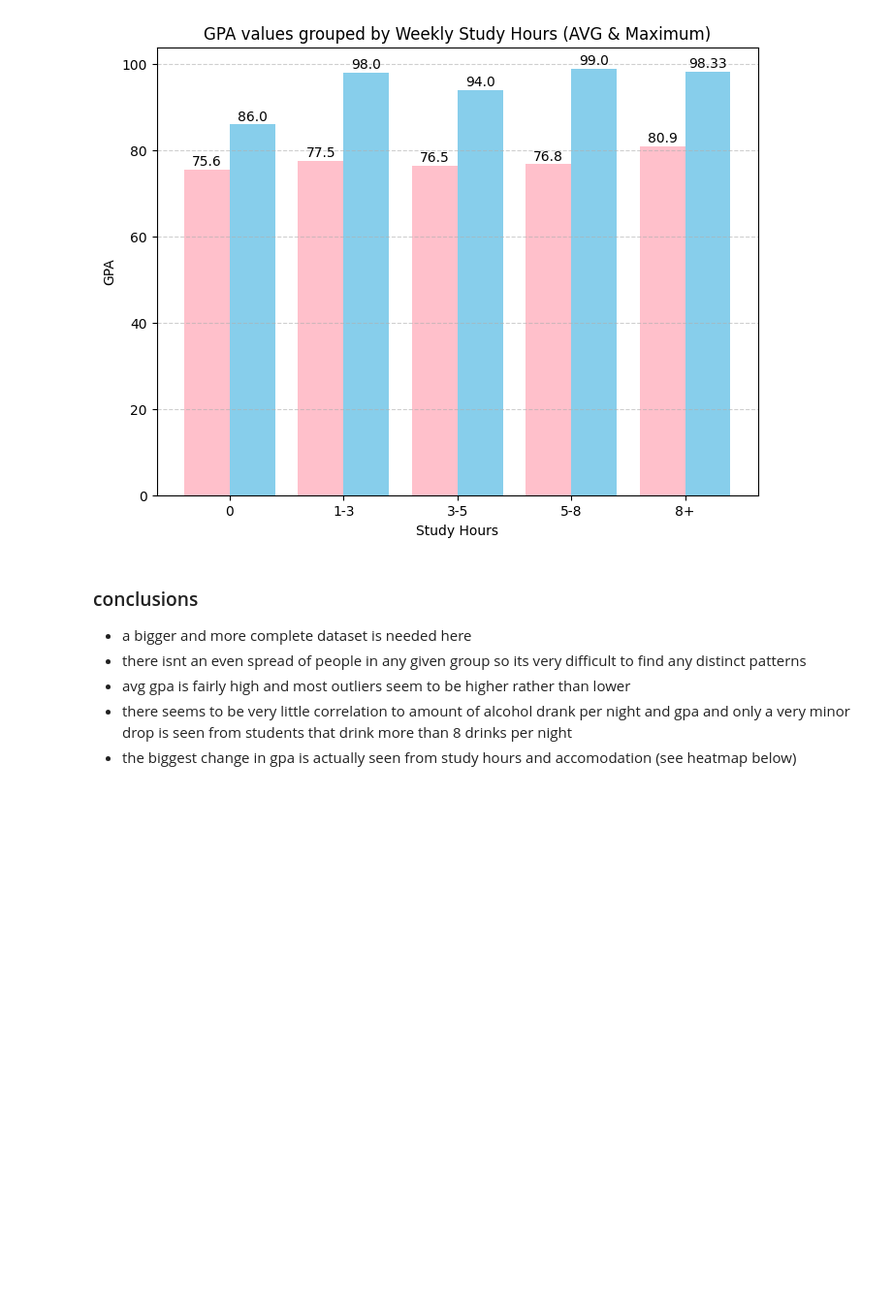
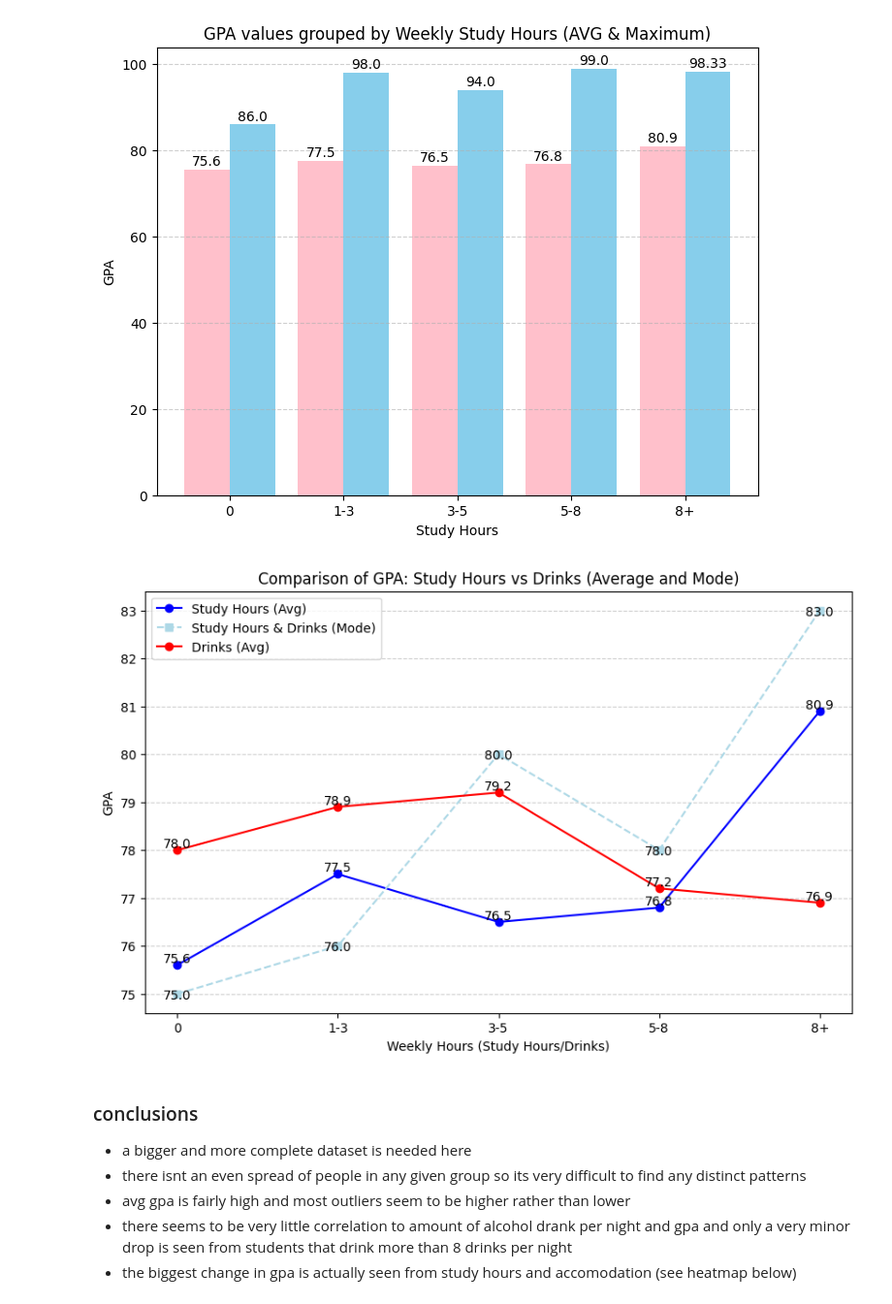
Before and after one commit to MadibaMadiba/uni-drinking-effect, a Jupyter notebook: assets/eda.ipynb, the cells around one changed output. Shown at 97% size. Drawn from its saved outputs; the diff is of its cells as text; code cells hidden in the pictures; blank space fills up the shorter version.

Commit message:
actual final changes - made some more graphs - i should make better commit messages for stuff like this but tracking diffs on notebooks is annoying from colab

```diff
--- a/assets/eda.ipynb
+++ b/assets/eda.ipynb
@@ -449,6 +449,10 @@ data1.groupby(['allowance', 'drinks_per_night'])['drinks_per_night'].count()
 |  | 5-8 | 9 |
 |  | 8+ | 6 |
 dtype: int64
+# %%
+def get_first_mode(series):
+    modes = series.mode()
+    return modes.iloc[0] if not modes.empty else np.nan
 # %%
 drinks0 = data1[data1['drinks_per_night']=='0']
 drinks1 = data1[data1['drinks_per_night']=='1-3']
@@ -477,7 +481,12 @@ drinks_data = {
                   round(drinks1['gpa'].median(), 1),
                   round(drinks2['gpa'].median(), 1),
                   round(drinks3['gpa'].median(), 1),
-                  round(drinks4['gpa'].median(), 1)]
+                  round(drinks4['gpa'].median(), 1)],
+    'Mode_Value': [round(get_first_mode(study_hrs0['gpa']), 1),
+                  round(get_first_mode(study_hrs1['gpa']), 1),
+                  round(get_first_mode(study_hrs2['gpa']), 1),
+                  round(get_first_mode(study_hrs3['gpa']), 1),
+                  round(get_first_mode(study_hrs4['gpa']), 1)]
 }
 drinks_df = pd.DataFrame(drinks_data)
 # %%
@@ -577,7 +586,12 @@ study_hrs_data = {
                   round(study_hrs1['gpa'].median(), 1),
                   round(study_hrs2['gpa'].median(), 1),
                   round(study_hrs3['gpa'].median(), 1),
-                  round(study_hrs4['gpa'].median(), 1)]
+                  round(study_hrs4['gpa'].median(), 1)],
+    'Mode_Value': [round(get_first_mode(study_hrs0['gpa']), 1),
+                  round(get_first_mode(study_hrs1['gpa']), 1),
+                  round(get_first_mode(study_hrs2['gpa']), 1),
+                  round(get_first_mode(study_hrs3['gpa']), 1),
+                  round(get_first_mode(study_hrs4['gpa']), 1)]
 }
 
 study_hrs_df = pd.DataFrame(study_hrs_data)
@@ -610,6 +624,45 @@ for i in range(len(study_hrs_df)):
 plt.show()
 # %% [output]
 [figure]
+# %%
+plt.figure(figsize=(10, 6))
+
+# Plot study hours data
+plt.plot(study_hrs_df['Category'], study_hrs_df['AVG_Value'],
+         marker='o', color='blue', label='Study Hours (Avg)')
+plt.plot(study_hrs_df['Category'], study_hrs_df['Mode_Value'],
+         marker='s', linestyle='--', color='lightblue', label='Study Hours & Drinks (Mode)')
+
+# Plot drinks data
+plt.plot(drinks_df['Category'], drinks_df['AVG_Value'],
+         marker='o', color='red', label='Drinks (Avg)')
+# plt.plot(drinks_df['Category'], drinks_df['Min_Value'],
+#          marker='s', linestyle='--', color='pink', label='Drinks (Min)')
+
+# Customize the plot
+plt.xlabel('Weekly Hours (Study Hours/Drinks)')
+plt.ylabel('GPA')
+plt.title('Comparison of GPA: Study Hours vs Drinks (Average and Mode)')
+plt.grid(axis='y', linestyle='--', alpha=0.6)
+plt.legend()
+
+# Display exact values on points
+for i in range(len(study_hrs_df)):
+    # Study Hours values
+    plt.text(study_hrs_df['Category'][i], study_hrs_df['AVG_Value'][i] + 0.05,
+             str(study_hrs_df['AVG_Value'][i]), ha='center')
+    plt.text(study_hrs_df['Category'][i], study_hrs_df['Mode_Value'][i] - 0.1,
+             str(study_hrs_df['Mode_Value'][i]), ha='center')
+
+    # Drinks values
+    plt.text(drinks_df['Category'][i], drinks_df['AVG_Value'][i] + 0.05,
+             str(drinks_df['AVG_Value'][i]), ha='center')
+    # plt.text(drinks_df['Category'][i], drinks_df['Min_Value'][i] - 0.1,
+    #          str(drinks_df['Min_Value'][i]), ha='center')
+
+plt.show()
+# %% [output]
+[figure, added]
 # %% [markdown]
 ### conclusions
 - a bigger and more complete dataset is needed here
```
